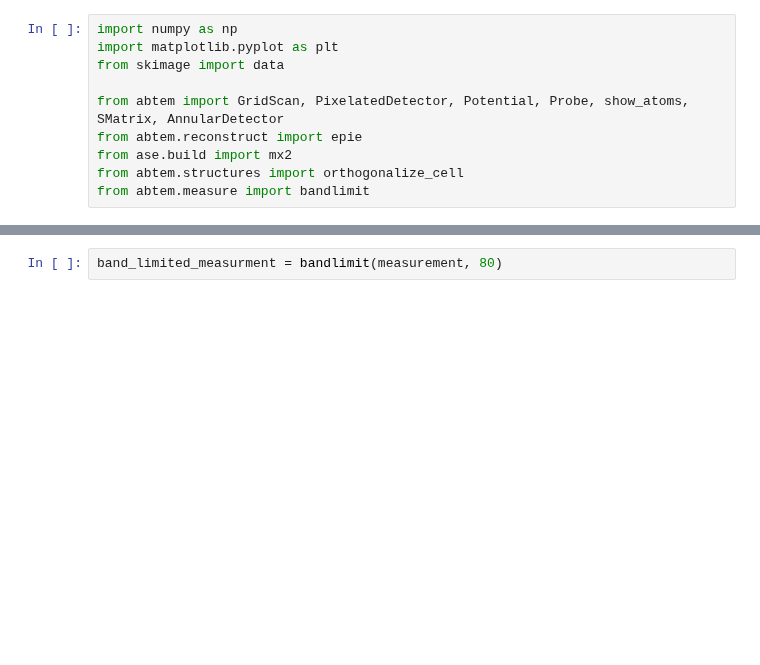
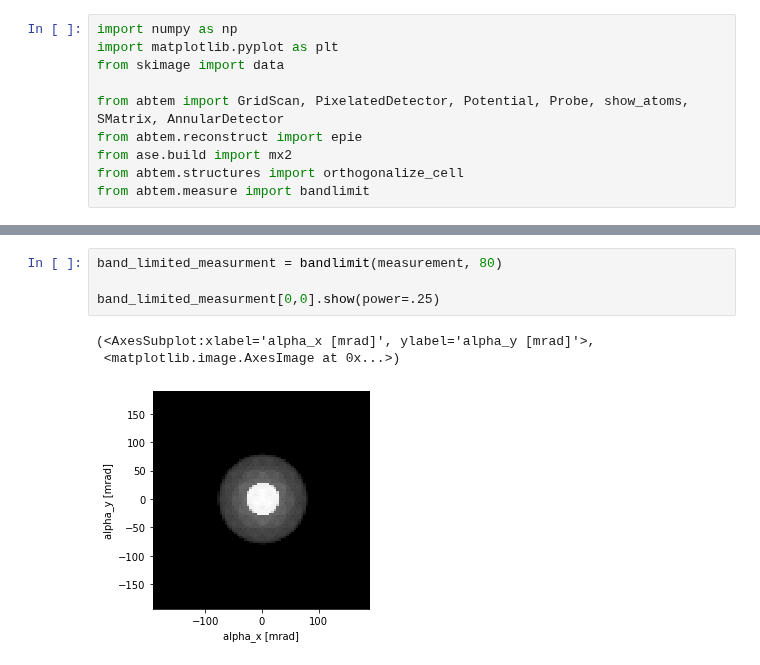
Before and after one commit to abTEM/abTEM, a Jupyter notebook: examples/reconstruction/epie.ipynb, the cells around one changed output, grey strips where cells are left out. Saved outputs shown, nothing was run; the diff lists cells and outputs as text; blank space fills up the shorter version.

```diff
--- a/examples/reconstruction/epie.ipynb
+++ b/examples/reconstruction/epie.ipynb
@@ -61,2 +50,8 @@ probe_guess = S.equivalent_probe()
 # %%
 band_limited_measurment = bandlimit(measurement, 80)
+
+band_limited_measurment[0,0].show(power=.25)
+# %% [output]
+(<AxesSubplot:xlabel='alpha_x [mrad]', ylabel='alpha_y [mrad]'>,
+ <matplotlib.image.AxesImage at 0x...>)
+[figure, added]
```
Also changed, not shown: parts of 22 cells of this notebook, 1 other file.
